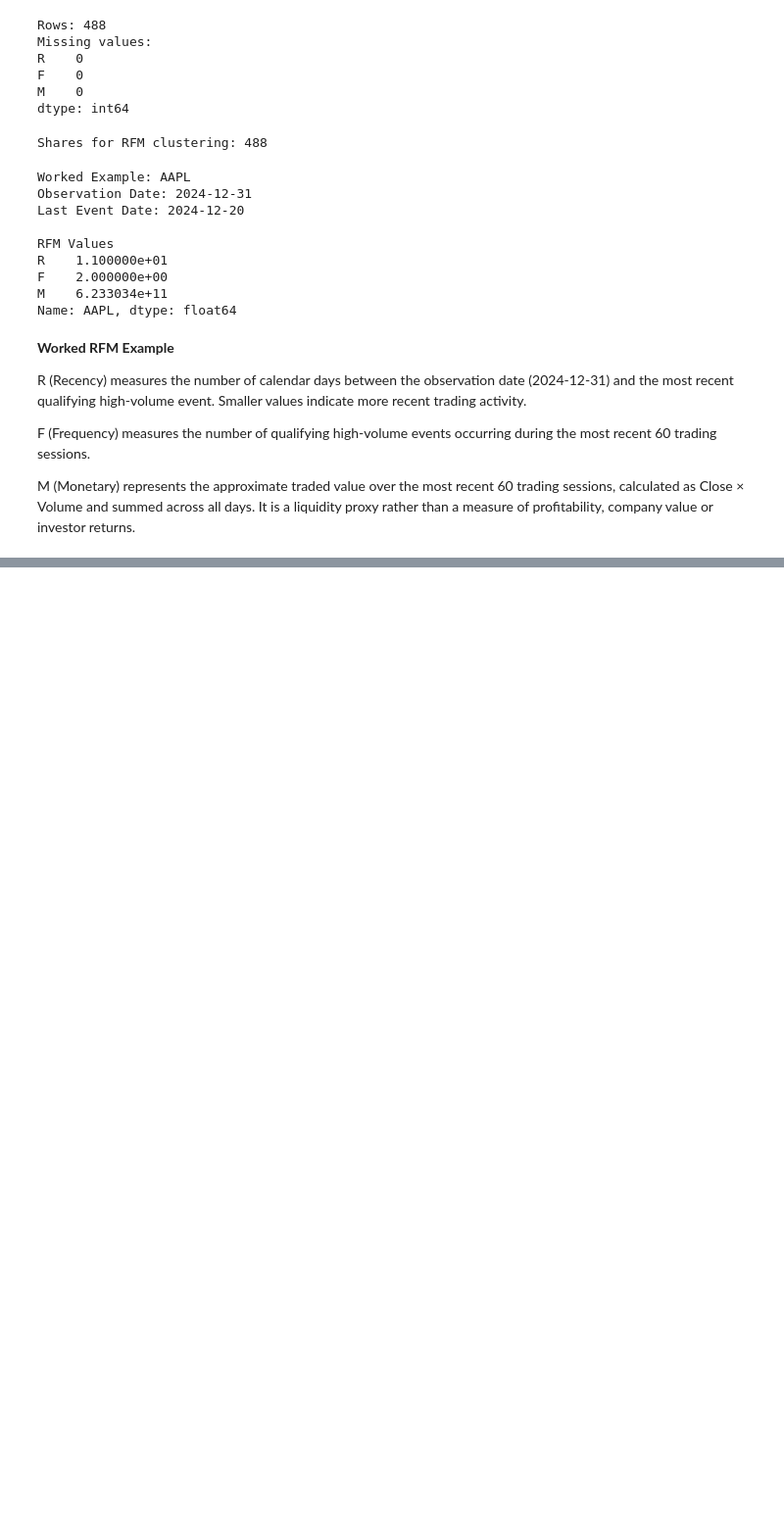
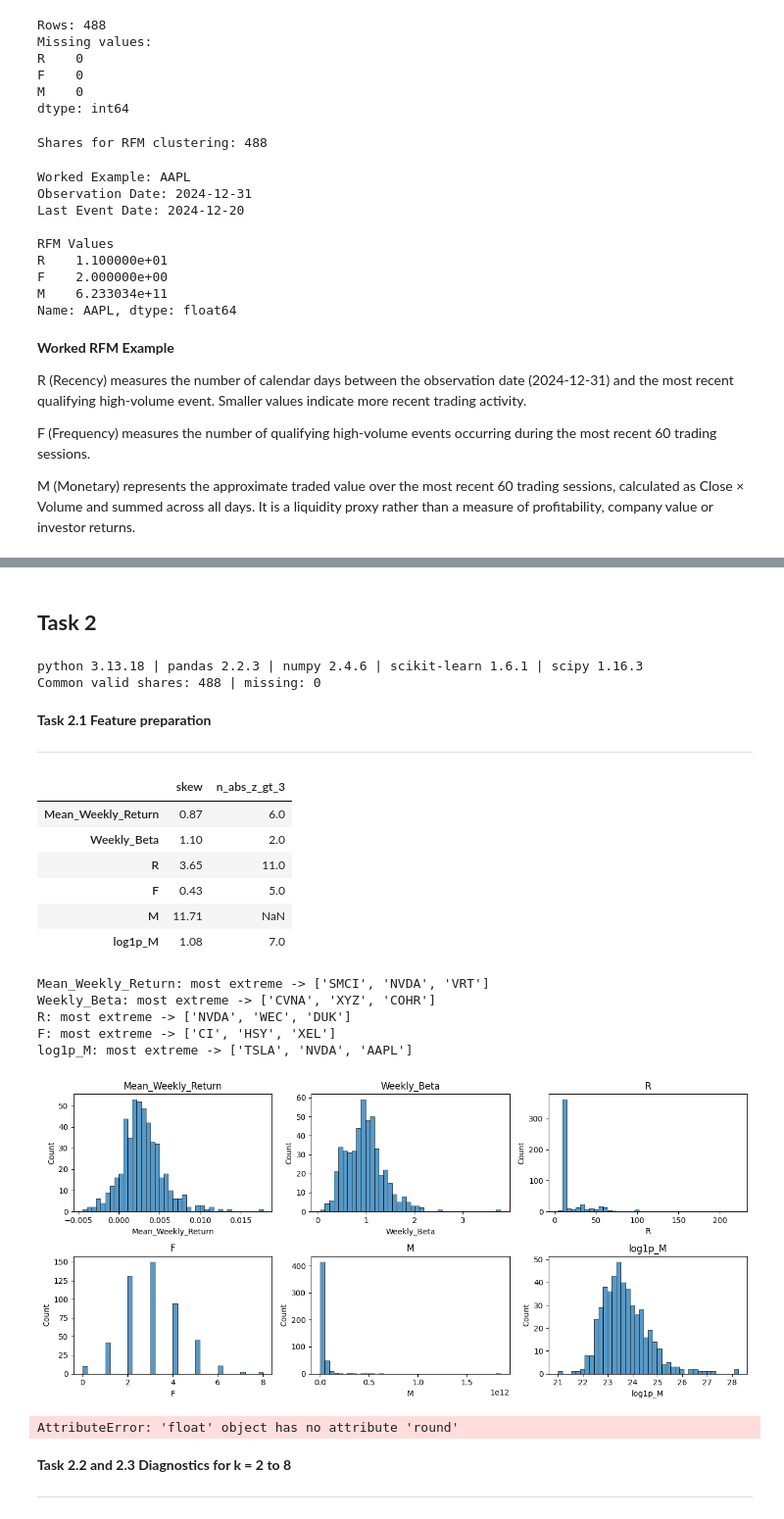
Before and after one commit to Sav200512/sp500-rfm-segmentation-cw, a Jupyter notebook: Task_1_and_2_cw_(20232749_W2151870).ipynb, the cells around one changed output, grey strips where cells are left out. Shown at 98% size. Saved outputs shown, nothing was run; the diff lists cells and outputs as text; code cells hidden in the pictures; blank space fills up the shorter version.

Commit message:
Fixed the typos and completed Task 2

```diff
--- a/Task_1_and_2_cw_(20232749_W2151870).ipynb
+++ b/Task_1_and_2_cw_(20232749_W2151870).ipynb
@@ -767,0 +919,3 @@ M (Monetary) represents the approximate traded value over the most recent 60 tra
+# %% [markdown]
+**Task 2**
+---
@@ -767,0 +932,70 @@ M (Monetary) represents the approximate traded value over the most recent 60 tra
+# %%
+SEED = 42
+for f in ["data/processed", "figures"]:
+    os.makedirs(f, exist_ok=True)
+print("python", platform.python_version(), "| pandas", pd.__version__, "| numpy", np.__version__,
+      "| scikit-learn", sklearn.__version__, "| scipy", scipy.__version__)
+
+# Load Task 1 outputs (skipped if they already exist in this session)
+if "features" not in globals():
+    features = pd.read_csv("data/processed/feature_table.csv", index_col=0)
+if "common" not in globals():
+    common = pd.read_csv("data/processed/common_share_set.csv")["Ticker"].tolist()
+if "sp500_df" not in globals():
+    sp500_df = pd.read_csv("data/raw/sp500_tickers.csv")
+if "log1p_M" not in features.columns:
+    features["log1p_M"] = np.log1p(features["M"])
+
+df = features.loc[common].copy()
+df["Sector"] = sp500_df.set_index("Yahoo_Symbol")["GICS Sector"].reindex(df.index)
+RR_COLS  = ["Mean_Weekly_Return", "Weekly_Beta"]
+RFM_COLS = ["R", "F", "log1p_M"]
+print("Common valid shares:", len(df), "| missing:", int(df[RR_COLS + RFM_COLS].isna().sum().sum()))
+# %% [output]
+python 3.13.18 | pandas 2.2.3 | numpy 2.4.6 | scikit-learn 1.6.1 | scipy 1.16.3
+Common valid shares: 488 | missing: 0
+# %% [markdown]
+**Task 2.1 Feature preparation**
+
+---
+# %%
+
+cols_all = RR_COLS + ["R", "F", "M", "log1p_M"]
+diag_feat = pd.DataFrame({"skew": df[cols_all].skew()})
+zs = (df[RR_COLS + RFM_COLS] - df[RR_COLS + RFM_COLS].mean()) / df[RR_COLS + RFM_COLS].std()
+diag_feat["n_abs_z_gt_3"] = (zs.abs() > 3).sum().reindex(diag_feat.index)
+display(diag_feat.round(2))
+for c in RR_COLS + RFM_COLS:
+    print(f"{c}: most extreme ->", zs[c].abs().sort_values(ascending=False).head(3).index.tolist())
+
+fig, ax = plt.subplots(2, 3, figsize=(13, 6))
+for a, c in zip(ax.ravel(), ["Mean_Weekly_Return", "Weekly_Beta", "R", "F", "M", "log1p_M"]):
+    sns.histplot(df[c], bins=40, ax=a); a.set_title(c)
+plt.tight_layout(); plt.savefig("figures/feature_distributions.png", dpi=150); plt.show()
+
+# Two matrices, each standardised on its own
+X_rr  = pd.DataFrame(StandardScaler().fit_transform(df[RR_COLS]),  index=df.index, columns=RR_COLS)
+X_rfm = pd.DataFrame(StandardScaler().fit_transform(df[RFM_COLS]), index=df.index, columns=RFM_COLS)
+print("Means ~0:", X_rr.mean().abs().max().round(6), X_rfm.mean().abs().max().round(6),
+      "| SD = 1:", X_rr.std(ddof=0).round(3).tolist(), X_rfm.std(ddof=0).round(3).tolist())
+df[RR_COLS + RFM_COLS].to_csv("data/processed/matrices_original_units.csv")
+X_rr.to_csv("data/processed/X_risk_return_scaled.csv"); X_rfm.to_csv("data/processed/X_rfm_scaled.csv")
+# %% [output]
+|  | skew | n_abs_z_gt_3 |
+| Mean_Weekly_Return | 0.87 | 6.0 |
+| Weekly_Beta | 1.10 | 2.0 |
+| R | 3.65 | 11.0 |
+| F | 0.43 | 5.0 |
+| M | 11.71 | NaN |
+| log1p_M | 1.08 | 7.0 |
+Mean_Weekly_Return: most extreme -> ['SMCI', 'NVDA', 'VRT']
+Weekly_Beta: most extreme -> ['CVNA', 'XYZ', 'COHR']
+R: most extreme -> ['NVDA', 'WEC', 'DUK']
+F: most extreme -> ['CI', 'HSY', 'XEL']
+log1p_M: most extreme -> ['TSLA', 'NVDA', 'AAPL']
+[figure, added]
+AttributeError: 'float' object has no attribute 'round'
+# %% [markdown]
+**Task 2.2 and 2.3 Diagnostics for k = 2 to 8**
+
+---
```
Also changed, not shown: parts of 24 cells of this notebook.
